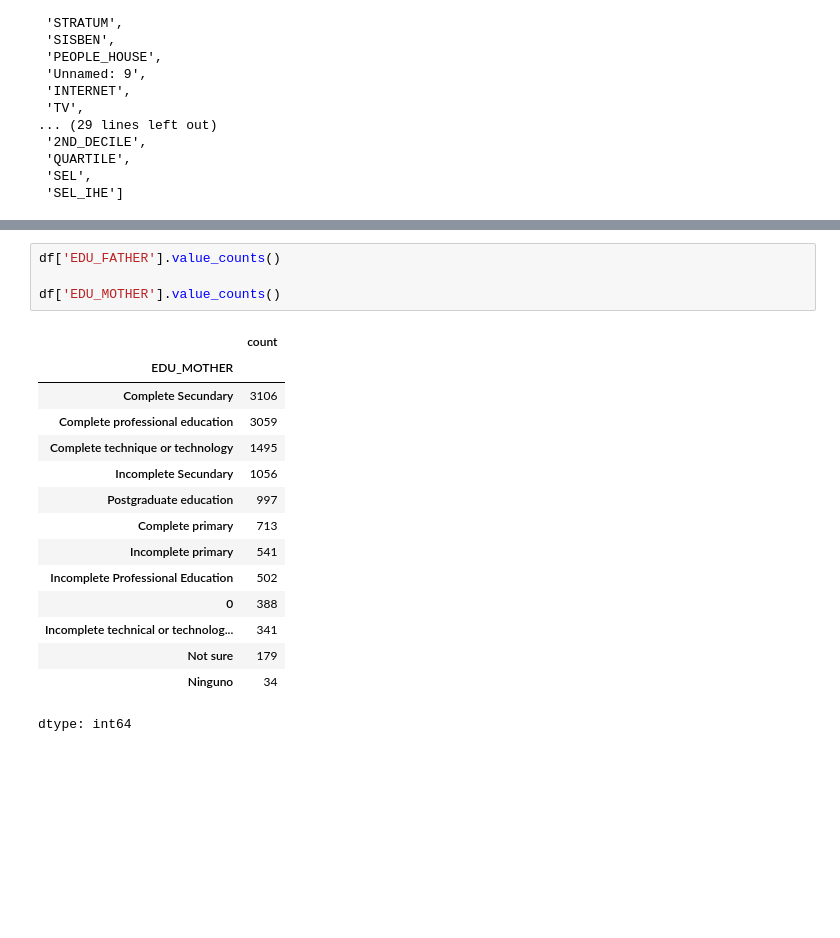
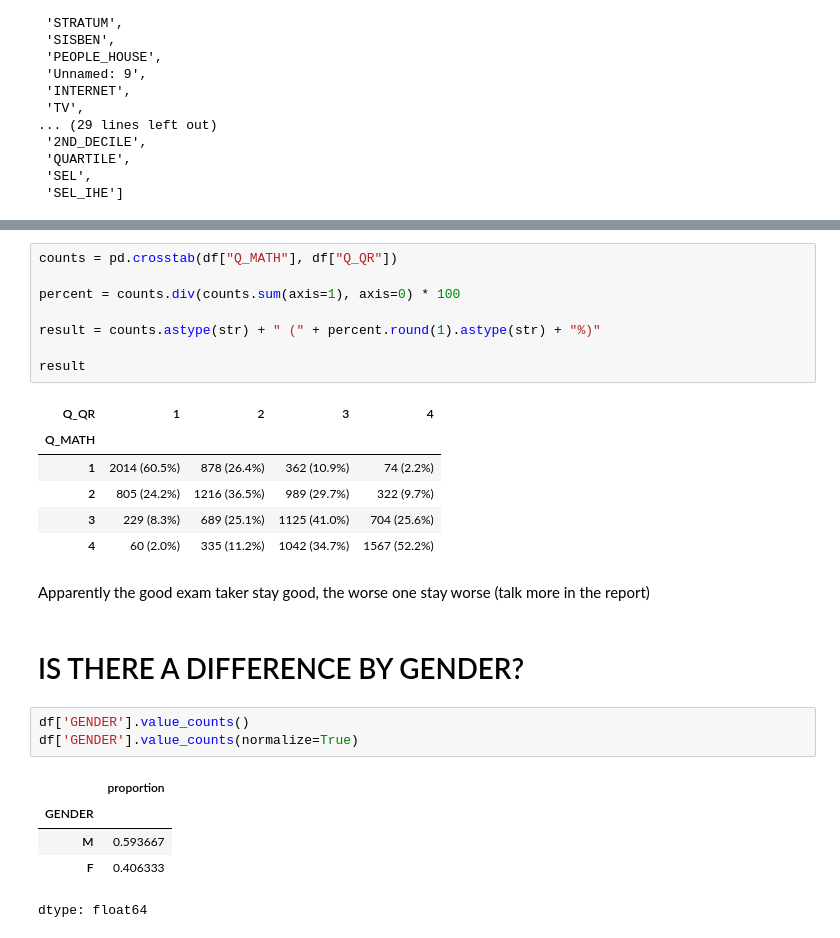
Before and after one commit to sytluc0803/MSSP607, a Jupyter notebook: Assignments/Assignment_01.ipynb, the cells around one changed output, grey strips where cells are left out. Cells and saved outputs as stored; diff of their text form; blank space fills up the shorter version.

```diff
--- a/Assignments/Assignment_01.ipynb
+++ b/Assignments/Assignment_01.ipynb
@@ -71,20 +229,28 @@ df.columns.tolist()
+# %%
+counts = pd.crosstab(df["Q_MATH"], df["Q_QR"])
+
+percent = counts.div(counts.sum(axis=1), axis=0) * 100
+
+result = counts.astype(str) + " (" + percent.round(1).astype(str) + "%)"
+
+result
+# %% [output]
+| Q_QR | 1 | 2 | 3 | 4 |
+| Q_MATH |  |  |  |  |
+| 1 | 2014 (60.5%) | 878 (26.4%) | 362 (10.9%) | 74 (2.2%) |
+| 2 | 805 (24.2%) | 1216 (36.5%) | 989 (29.7%) | 322 (9.7%) |
+| 3 | 229 (8.3%) | 689 (25.1%) | 1125 (41.0%) | 704 (25.6%) |
+| 4 | 60 (2.0%) | 335 (11.2%) | 1042 (34.7%) | 1567 (52.2%) |
+# %% [markdown]
+Apparently the good exam taker stay good, the worse one stay worse (talk more in the report)
+# %% [markdown]
+# IS THERE A DIFFERENCE BY GENDER?
 # %%
-df['EDU_FATHER'].value_counts()
-
-df['EDU_MOTHER'].value_counts()
+df['GENDER'].value_counts()
+df['GENDER'].value_counts(normalize=True)
 # %% [output]
-|  | count |
-| EDU_MOTHER |  |
-| Complete Secundary | 3106 |
-| Complete professional education | 3059 |
-| Complete technique or technology | 1495 |
-| Incomplete Secundary | 1056 |
-| Postgraduate education | 997 |
-| Complete primary | 713 |
-| Incomplete primary | 541 |
-| Incomplete Professional Education | 502 |
-| 0 | 388 |
-| Incomplete technical or technolog... | 341 |
-| Not sure | 179 |
-| Ninguno | 34 |
+|  | proportion |
+| GENDER |  |
+| M | 0.593667 |
+| F | 0.406333 |
-dtype: int64
+dtype: float64
```
Also changed, not shown: parts of 57 cells of this notebook.
